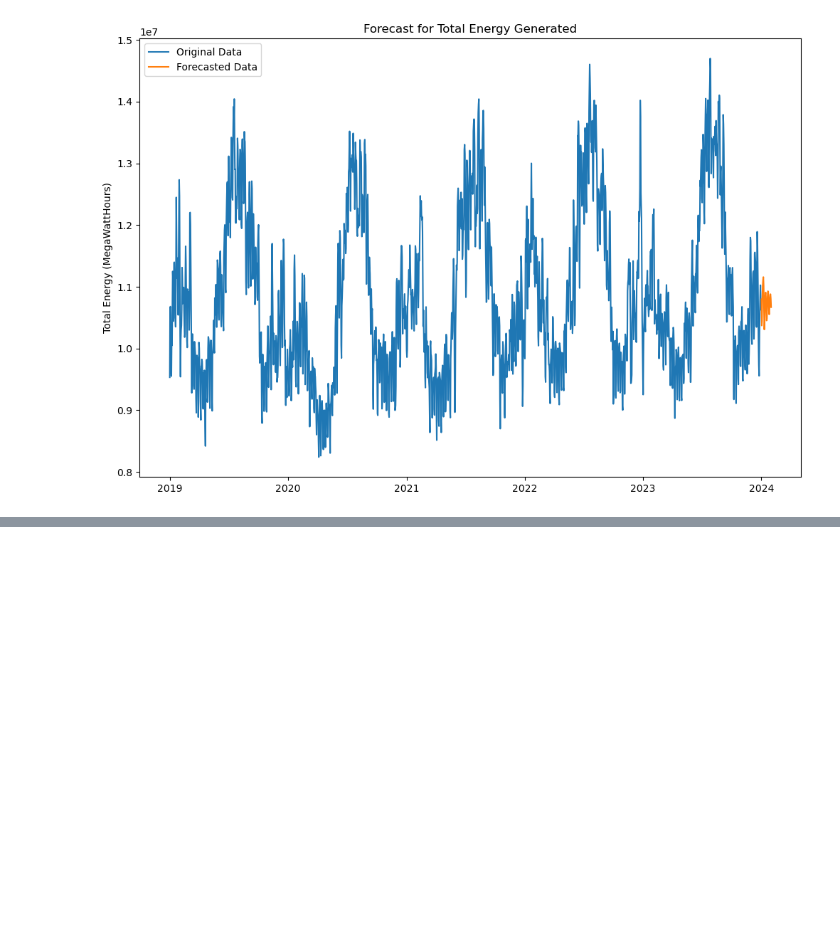
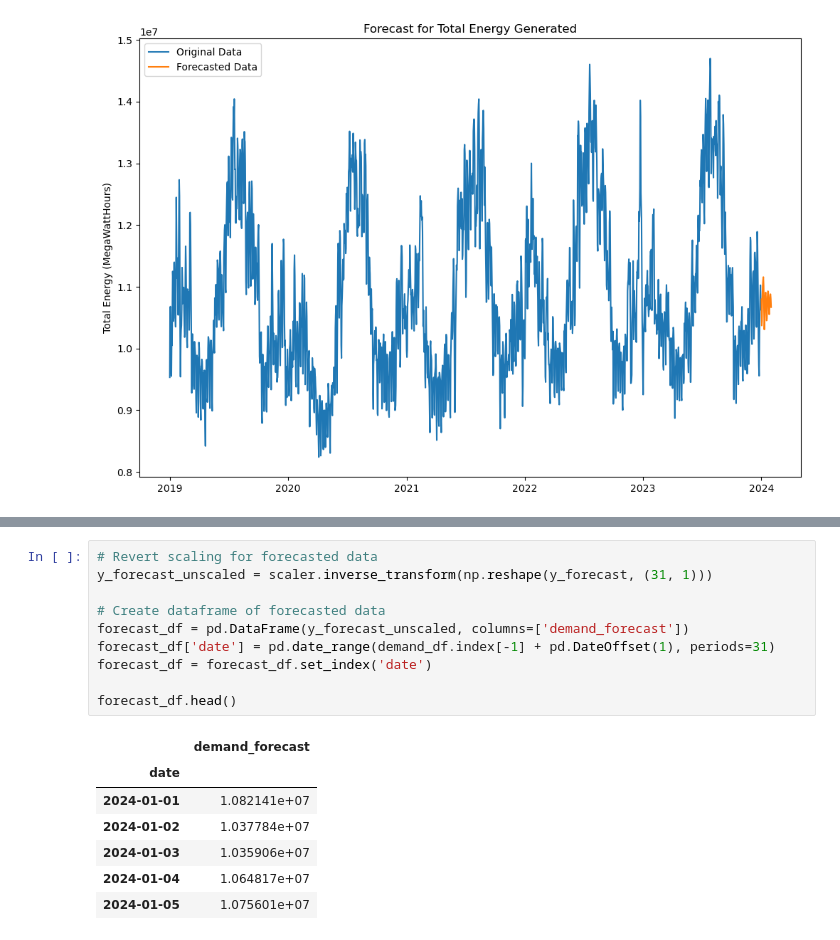
Before and after one commit to sbenston/energy_forecasting, a Jupyter notebook: energy_forecasting_models.ipynb, the cells around one changed output, grey strips where cells are left out. Saved outputs shown, nothing was run; the diff lists cells and outputs as text; blank space fills up the shorter version.

```diff
--- a/energy_forecasting_models.ipynb
+++ b/energy_forecasting_models.ipynb
@@ -645,0 +778,18 @@ plt.show()
+# %%
+# Revert scaling for forecasted data
+y_forecast_unscaled = scaler.inverse_transform(np.reshape(y_forecast, (31, 1)))
+
+# Create dataframe of forecasted data
+forecast_df = pd.DataFrame(y_forecast_unscaled, columns=['demand_forecast'])
+forecast_df['date'] = pd.date_range(demand_df.index[-1] + pd.DateOffset(1), periods=31)
+forecast_df = forecast_df.set_index('date')
+
+forecast_df.head()
+# %% [output]
+|  | demand_forecast |
+| date |  |
+| 2024-01-01 | 1.082141e+07 |
+| 2024-01-02 | 1.037784e+07 |
+| 2024-01-03 | 1.035906e+07 |
+| 2024-01-04 | 1.064817e+07 |
+| 2024-01-05 | 1.075601e+07 |
```
Also changed, not shown: parts of 19 cells of this notebook.
